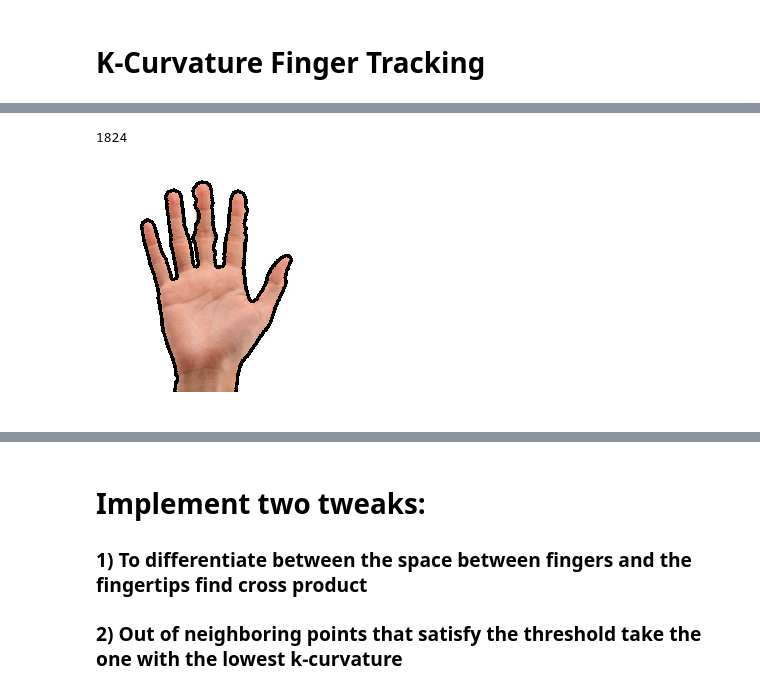
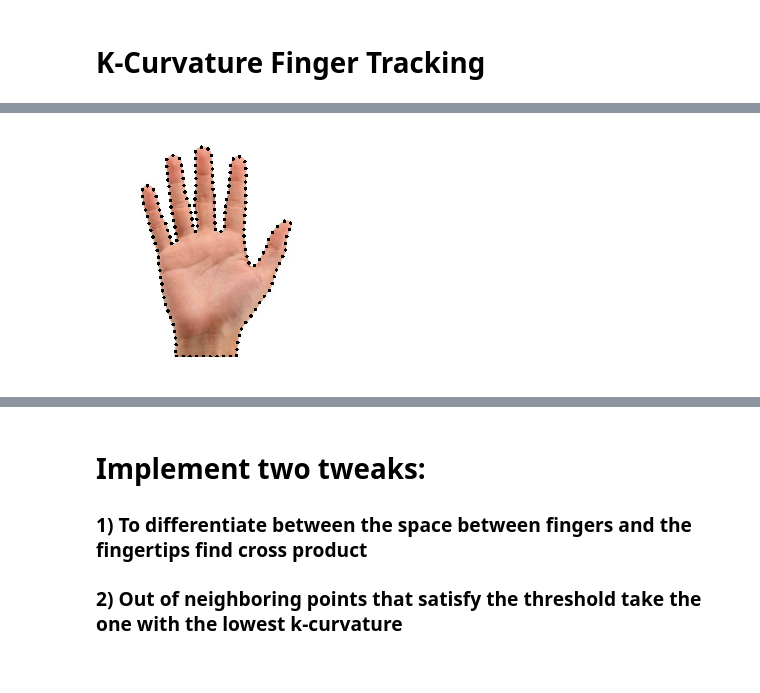
Before and after one commit to buenayerba/hand-and-finger-tracking, a Jupyter notebook: tutorial1_stationary_fingertip_tracking.ipynb, the cells around one changed output, grey strips where cells are left out. Drawn from its saved outputs; the diff is of its cells as text; code cells hidden in the pictures.

```diff
--- a/tutorial1_stationary_fingertip_tracking.ipynb
+++ b/tutorial1_stationary_fingertip_tracking.ipynb
@@ -94,9 +70,11 @@ def getSmoothenedCnt(img):
     return cnt
-# %%
-img = cv2.imread('palm2.jpg')
-cnt = getSmoothenedCnt(img)
-imshow(img)
-# %% [output]
-1824
-[figure, removed]
+# %%
+img = cv2.imread('palm2.jpg')
+cnt = getDownsampledContour(img, 150)
+# Draw contour
+for index in range(len(cnt)):
+    cv2.circle(img, tuple(cnt[index][0]), 1, (0, 0, 0), 15)
+imshow(img)
+# %% [output]
+[figure, added]
 # %% [markdown]
```
Also changed, not shown: parts of 15 cells of this notebook, 3 other files.
